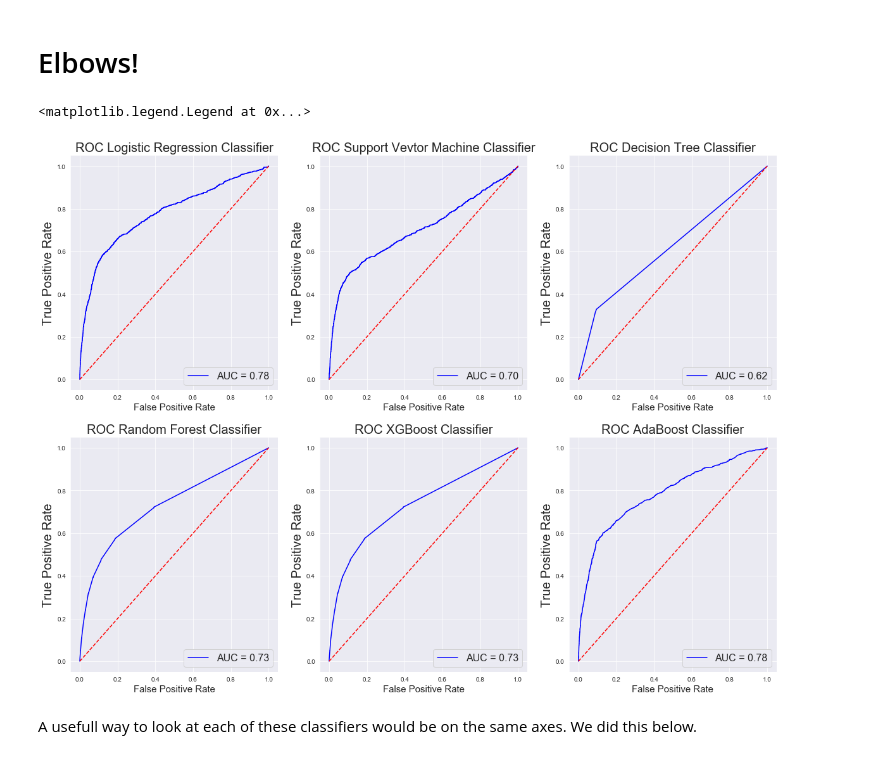
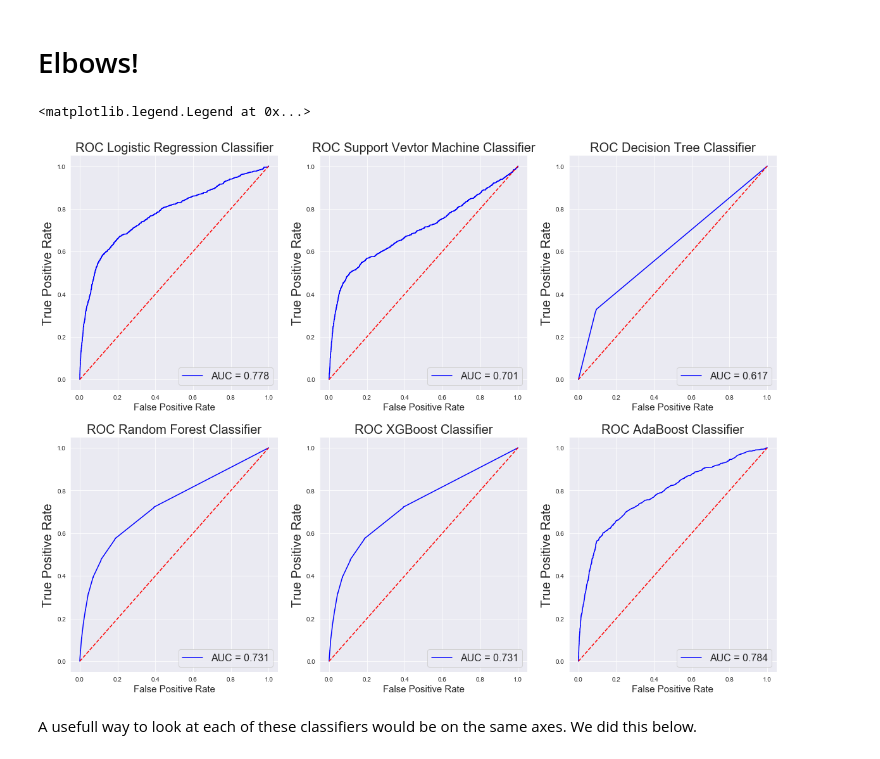
Before and after one commit to MissAle17/dsc-3-final-project-online-ds-sp-000, a Jupyter notebook: student.ipynb, the cells around one changed output. Cells and saved outputs as stored; diff of their text form; code cells hidden in the pictures.

```diff
--- a/student.ipynb
+++ b/student.ipynb
@@ -417,7 +417,7 @@ preds = probs[:,1]
 fprlog, tprlog, thresholdlog = roc_curve(y_test, preds)
 roc_auclog = auc(fprlog, tprlog)
 
-ax_arr[0,0].plot(fprlog, tprlog, 'b', label = 'AUC = %0.2f' % roc_auclog)
+ax_arr[0,0].plot(fprlog, tprlog, 'b', label = 'AUC = %0.3f' % roc_auclog)
 ax_arr[0,0].plot([0, 1], [0, 1],'r--')
 ax_arr[0,0].set_title('ROC Logistic Regression Classifier',fontsize=20)
 ax_arr[0,0].set_ylabel('True Positive Rate',fontsize=20)
@@ -431,7 +431,7 @@ preds = probs[:,1]
 fprsvm, tprsvm, thresholdsvm = roc_curve(y_test, preds)
 roc_aucsvm = auc(fprdsvm, tprsvm)
 
-ax_arr[0,1].plot(fprsvm, tprsvm, 'b', label = 'AUC = %0.2f' % roc_aucsvm)
+ax_arr[0,1].plot(fprsvm, tprsvm, 'b', label = 'AUC = %0.3f' % roc_aucsvm)
 ax_arr[0,1].plot([0, 1], [0, 1],'r--')
 ax_arr[0,1].set_title('ROC Support Vevtor Machine Classifier',fontsize=20)
 ax_arr[0,1].set_ylabel('True Positive Rate',fontsize=20)
@@ -445,7 +445,7 @@ preds = probs[:,1]
 fprdtree, tprdtree, thresholddtree = roc_curve(y_test, preds)
 roc_aucdtree = auc(fprdtree, tprdtree)
 
-ax_arr[0,2].plot(fprdtree, tprdtree, 'b', label = 'AUC = %0.2f' % roc_aucdtree)
+ax_arr[0,2].plot(fprdtree, tprdtree, 'b', label = 'AUC = %0.3f' % roc_aucdtree)
 ax_arr[0,2].plot([0, 1], [0, 1],'r--')
 ax_arr[0,2].set_title('ROC Decision Tree Classifier',fontsize=20)
 ax_arr[0,2].set_ylabel('True Positive Rate',fontsize=20)
@@ -458,42 +458,42 @@ preds = probs[:,1]
 fprrf, tprrf, thresholdrf = roc_curve(y_test, preds)
 roc_aucrf =auc(fprrf, tprrf)
 
-ax_arr[1,0].plot(fprrf, tprrf, 'b', label = 'AUC = %0.2f' % roc_aucrf)
+ax_arr[1,0].plot(fprrf, tprrf, 'b', label = 'AUC = %0.3f' % roc_aucrf)
 ax_arr[1,0].plot([0, 1], [0, 1],'r--')
 ax_arr[1,0].set_title('ROC Random Forest Classifier',fontsize=20)
 ax_arr[1,0].set_ylabel('True Positive Rate',fontsize=20)
 ax_arr[1,0].set_xlabel('False Positive Rate',fontsize=15)
 ax_arr[1,0].legend(loc = 'lower right', prop={'size': 16})
 
 
 #XGBoost Classifier
 probs = pipe_xgb.predict_proba(X_test)
 preds = probs[:,1]
 fprxgb, tprxgb, thresholdxgb = roc_curve(y_test, preds)
 roc_aucxgb =auc(fprxgb, tprxgb)
 
-ax_arr[1,1].plot(fprxgb, tprxgb, 'b', label = 'AUC = %0.2f' % roc_aucxgb)
+ax_arr[1,1].plot(fprxgb, tprxgb, 'b', label = 'AUC = %0.3f' % roc_aucxgb)
 ax_arr[1,1].plot([0, 1], [0, 1],'r--')
 ax_arr[1,1].set_title('ROC XGBoost Classifier',fontsize=20)
 ax_arr[1,1].set_ylabel('True Positive Rate',fontsize=20)
 ax_arr[1,1].set_xlabel('False Positive Rate',fontsize=15)
 ax_arr[1,1].legend(loc = 'lower right', prop={'size': 16})
 
 #AadaBoost Classifier
 probs = pipe_adb.predict_proba(X_test)
 preds = probs[:,1]
 fpradb, tpradb, thresholdadb = roc_curve(y_test, preds)
 roc_aucadb =auc(fpradb, tpradb)
 
-ax_arr[1,2].plot(fpradb, tpradb, 'b', label = 'AUC = %0.2f' % roc_aucadb)
+ax_arr[1,2].plot(fpradb, tpradb, 'b', label = 'AUC = %0.3f' % roc_aucadb)
 ax_arr[1,2].plot([0, 1], [0, 1],'r--')
 ax_arr[1,2].set_title('ROC AdaBoost Classifier',fontsize=20)
 ax_arr[1,2].set_ylabel('True Positive Rate',fontsize=20)
 ax_arr[1,2].set_xlabel('False Positive Rate',fontsize=15)
 ax_arr[1,2].legend(loc = 'lower right', prop={'size': 16})
 # %% [output]
 <matplotlib.legend.Legend at 0x...>
-[figure, old version]
+[figure, new version]
 # %% [markdown]
 A usefull way to look at each of these classifiers would be on the same axes.  We did this below.
 # %%
```
Also changed, not shown: parts of 7 cells of this notebook, 1 other file.
